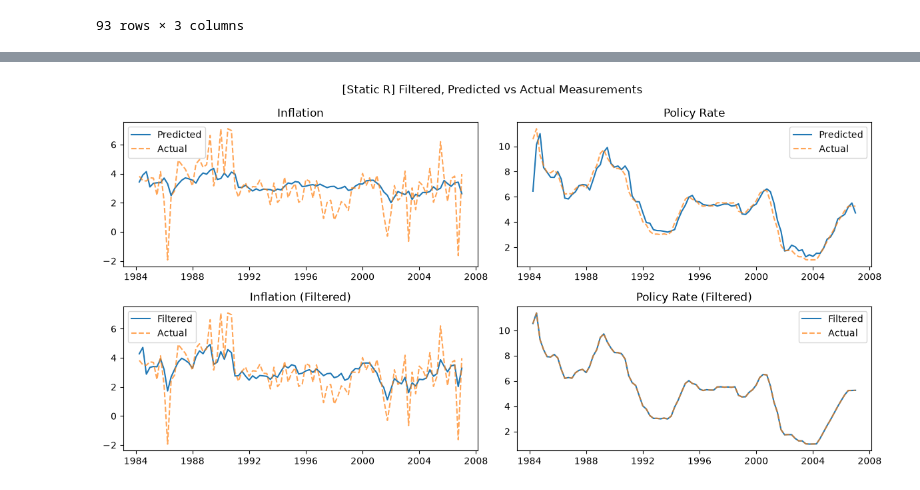
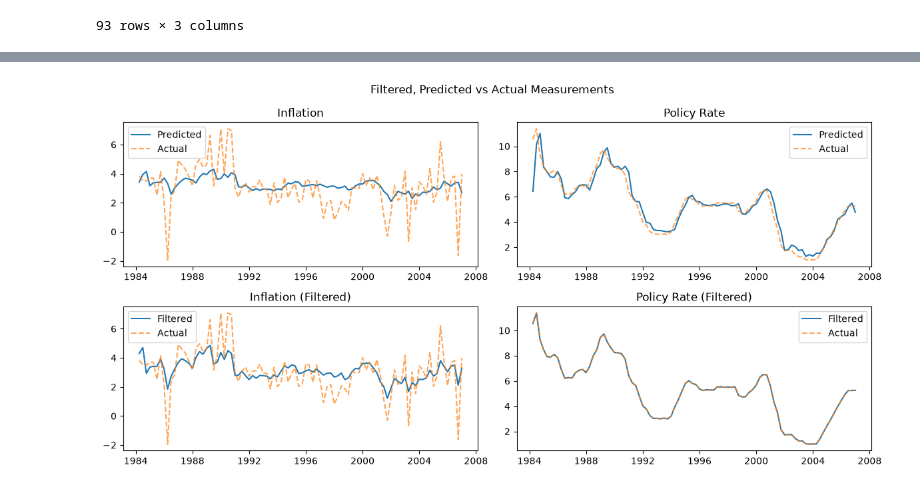
Before and after one commit to GongJr0/SymbolicDSGE, a Jupyter notebook: docs/assets/param_estimation.ipynb, the cells around one changed output, grey strips where cells are left out. Cells and saved outputs as stored; diff of their text form; code cells hidden in the pictures.

```diff
--- a/docs/assets/param_estimation.ipynb
+++ b/docs/assets/param_estimation.ipynb
@@ -189,7 +191,7 @@ prior_spec = {
 solver = DSGESolver(model, kalman)
 comp = solver.compile()
 
-estim = lambda r: solver.estimate_and_solve(
+res, sol = solver.estimate_and_solve(
     compiled=comp,
     filter_mode="linear",
     y=observed.loc[observed.index >= "1984-01-01", :],
@@ -201,7 +203,7 @@ estim = lambda r: solver.estimate_and_solve(
     n_draws=100_000,
     burn_in=10_000,
     thin=1,
-    update_R_in_iterations=r,
 )
-res, sol = estim(False)
+
+res = cast(MCMCResult, res)  # type hint for IDEs
 # %% [output]
@@ -314,32 +292,32 @@ kf_1 = sol1.kalman(
 # %%
 obs = observed.loc[observed.index >= "1984-01-01", :]
 idx = obs.index
 
 fig, ax = plt.subplots(2, 2, figsize=(12, 6))
 ax = ax.flatten()
 
-plt.suptitle("[Static R] Filtered, Predicted vs Actual Measurements")
+plt.suptitle("Filtered, Predicted vs Actual Measurements")
 
 ax[0].plot(idx, kf_0.y_pred[:, 0], label="Predicted")
 ax[0].plot(idx, obs.iloc[:, 0], label="Actual", linestyle="--", alpha=0.7)
 ax[0].set_title("Inflation")
 ax[0].legend()
 
 ax[1].plot(idx, kf_0.y_pred[:, 1], label="Predicted")
 ax[1].plot(idx, obs.iloc[:, 1], label="Actual", linestyle="--", alpha=0.7)
 ax[1].set_title("Policy Rate")
 ax[1].legend()
 
 ax[2].plot(idx, kf_0.y_filt[:, 0], label="Filtered")
 ax[2].plot(idx, obs.iloc[:, 0], label="Actual", linestyle="--", alpha=0.7)
 ax[2].set_title("Inflation (Filtered)")
 ax[2].legend()
 
 ax[3].plot(idx, kf_0.y_filt[:, 1], label="Filtered")
 ax[3].plot(idx, obs.iloc[:, 1], label="Actual", linestyle="--", alpha=0.7)
 ax[3].set_title("Policy Rate (Filtered)")
 ax[3].legend()
 
 plt.tight_layout()
 # %% [output]
-[figure, old version]
+[figure, new version]
```
Also changed, not shown: parts of 14 cells of this notebook, 11 other files.
